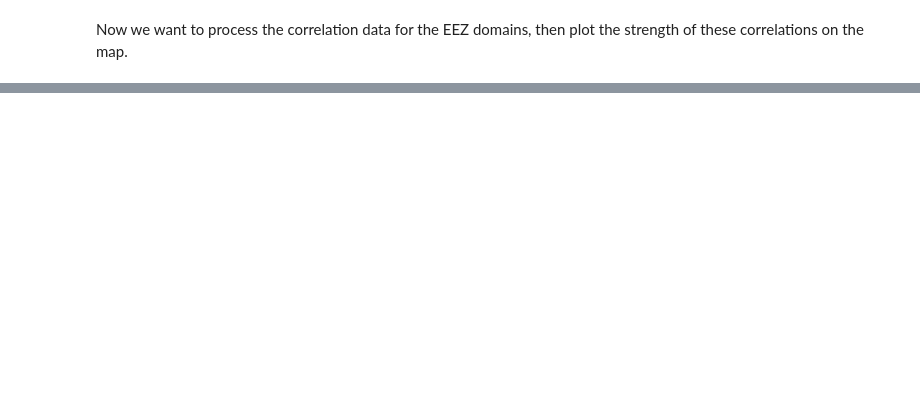
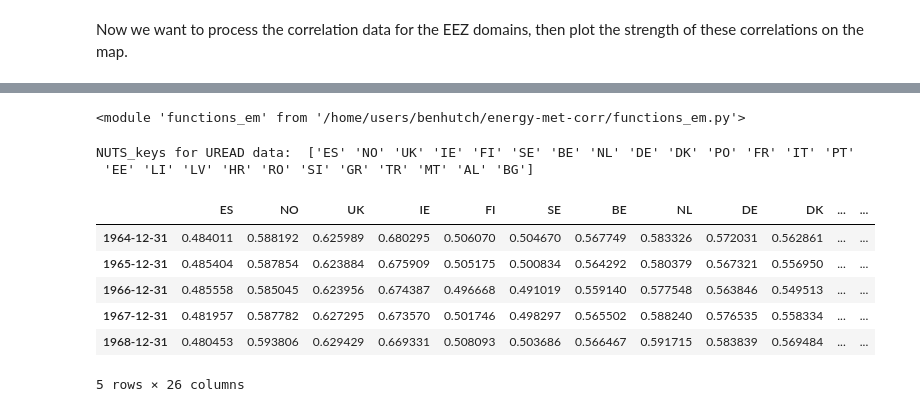
Before and after one commit to benhutchmet/energy-met-corr, a Jupyter notebook: testing-shapefiles.ipynb, the cells around one changed output, grey strips where cells are left out. Cells and saved outputs as stored; diff of their text form; code cells hidden in the pictures; blank space fills up the shorter version.

Commit message:
function for combining data

```diff
--- a/testing-shapefiles.ipynb
+++ b/testing-shapefiles.ipynb
@@ -82,3 +138,27 @@ eez_cfs.head()
+# %%
+import importlib
+
+importlib.reload(funcs)
+# %% [output]
+<module 'functions_em' from '/home/users/benhutch/energy-met-corr/functions_em.py'>
+# %%
+# test the other function for doing this
+cfs = funcs.correlate_nao_uread(
+    filename="EEZ_zones_wp_historical.nc",
+)
+# %% [output]
+NUTS_keys for UREAD data:  ['ES' 'NO' 'UK' 'IE' 'FI' 'SE' 'BE' 'NL' 'DE' 'DK' 'PO' 'FR' 'IT' 'PT'
+ 'EE' 'LI' 'LV' 'HR' 'RO' 'SI' 'GR' 'TR' 'MT' 'AL' 'BG']
+# %%
+cfs.head()
+# %% [output]
+|  | ES | NO | UK | IE | FI | SE | BE | NL | DE | DK | ... | ... |
+| 1964-12-31 | 0.484011 | 0.588192 | 0.625989 | 0.680295 | 0.506070 | 0.504670 | 0.567749 | 0.583326 | 0.572031 | 0.562861 | ... | ... |
+| 1965-12-31 | 0.485404 | 0.587854 | 0.623884 | 0.675909 | 0.505175 | 0.500834 | 0.564292 | 0.580379 | 0.567321 | 0.556950 | ... | ... |
+| 1966-12-31 | 0.485558 | 0.585045 | 0.623956 | 0.674387 | 0.496668 | 0.491019 | 0.559140 | 0.577548 | 0.563846 | 0.549513 | ... | ... |
+| 1967-12-31 | 0.481957 | 0.587782 | 0.627295 | 0.673570 | 0.501746 | 0.498297 | 0.565502 | 0.588240 | 0.576535 | 0.558334 | ... | ... |
+| 1968-12-31 | 0.480453 | 0.593806 | 0.629429 | 0.669331 | 0.508093 | 0.503686 | 0.566467 | 0.591715 | 0.583839 | 0.569484 | ... | ... |
+5 rows × 26 columns
 # %%
 # Load in the ERA5 data for the NAO index
 # Use this file
```
Also changed, not shown: parts of 9 cells of this notebook, 2 other files.
